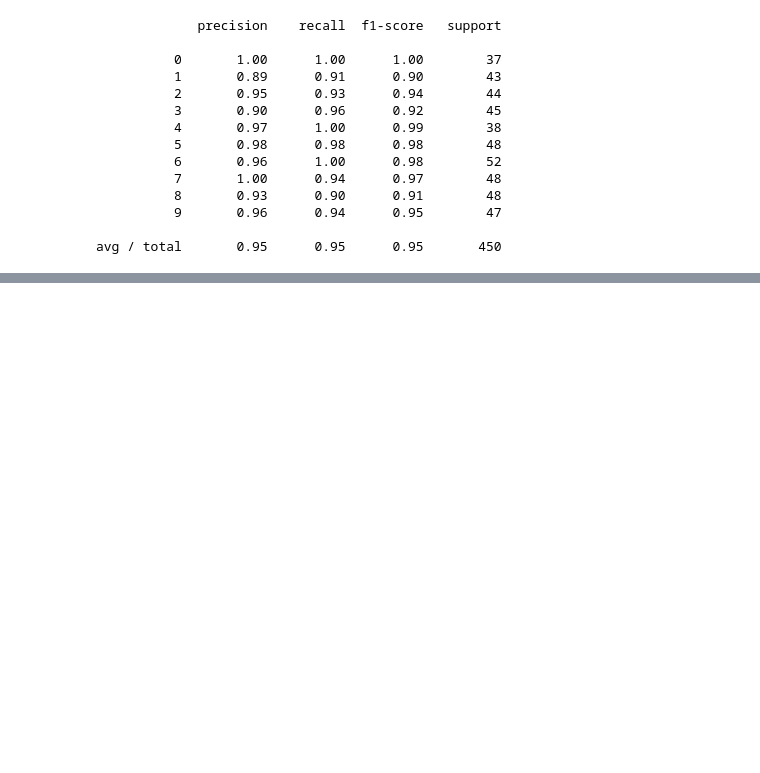
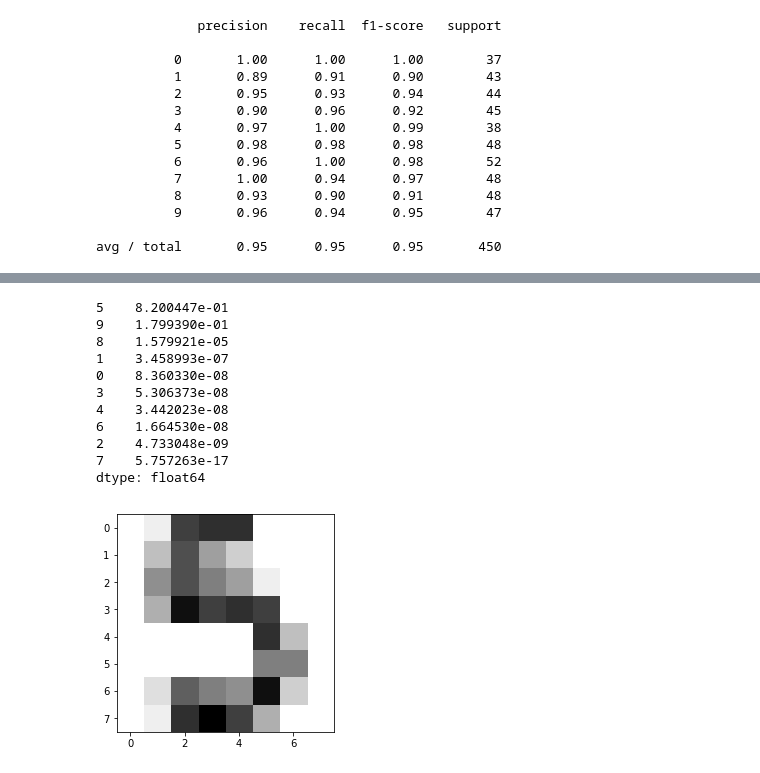
Before and after one commit to DavidMertz/ML-Webinar, a Jupyter notebook: Classification.ipynb, the cells around one changed output, grey strips where cells are left out. Saved outputs shown, nothing was run; the diff lists cells and outputs as text; code cells hidden in the pictures; blank space fills up the shorter version.

```diff
--- a/Classification.ipynb
+++ b/Classification.ipynb
@@ -408,0 +413,19 @@ avg / total       0.95      0.95      0.95       450
+# %%
+from random import randint
+n = randint(0,len(digits.images))
+plt.imshow(digits.images[n], cmap=plt.cm.gray_r)
+probs = pd.Series(lr.predict_proba(digits.data[n:n+1]).flatten())
+print(probs.sort_values(ascending=False))
+# %% [output]
+5    8.200447e-01
+9    1.799390e-01
+8    1.579921e-05
+1    3.458993e-07
+0    8.360330e-08
+3    5.306373e-08
+4    3.442023e-08
+6    1.664530e-08
+2    4.733048e-09
+7    5.757263e-17
+dtype: float64
+[figure, added]
```
Also changed, not shown: parts of 3 cells of this notebook, 8 other files.
